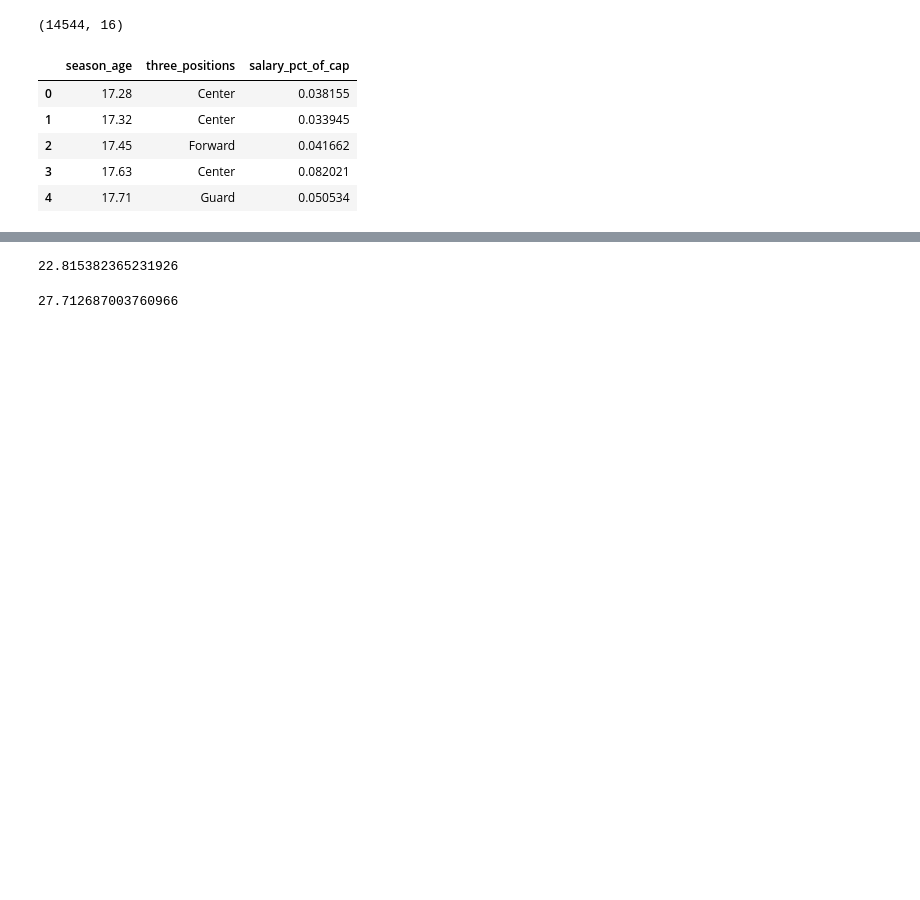
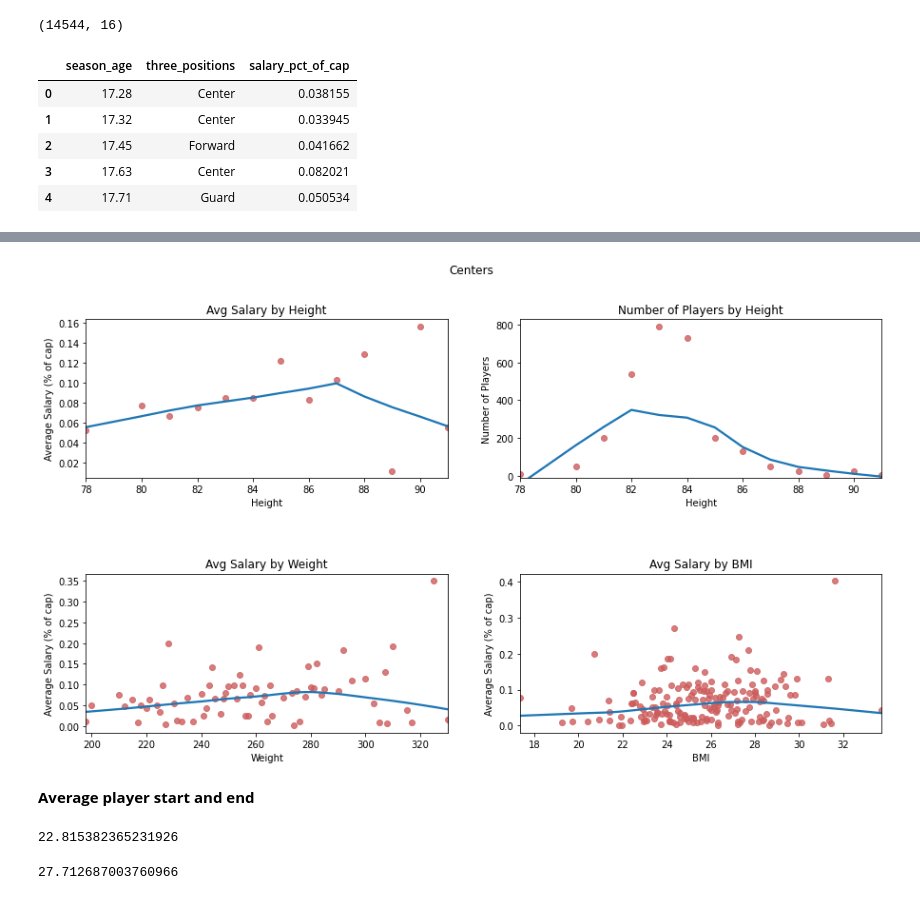
Before and after one commit to wfordh/nba_salaries_work, a Jupyter notebook: salary_analysis_plots.ipynb, the cells around one changed output, grey strips where cells are left out. Cells and saved outputs as stored; diff of their text form; code cells hidden in the pictures; blank space fills up the shorter version.

```diff
--- a/salary_analysis_plots.ipynb
+++ b/salary_analysis_plots.ipynb
@@ -572,3 +576,63 @@ sns.regplot(
+# %%
+fig, ax = plt.subplots(2, 2, figsize=(15, 8))
+fig.suptitle("Centers")
+# fig.tight_layout(h_pad=4)
+plt.subplots_adjust(wspace=0.2, hspace=0.6)
+
+sns.regplot(
+    data = salary_ht_data.loc[salary_ht_data.three_positions=="Center"],
+    x="HEIGHT",
+    y="mean",
+    lowess=True,
+    scatter_kws={"color":"indianred"},
+    ax=ax[0, 0]
+)
+ax[0, 0].set_title("Avg Salary by Height")
+ax[0, 0].set_xlabel("Height")
+ax[0, 0].set_ylabel("Average Salary (% of cap)")
+
+sns.regplot(
+    data = salary_ht_data.loc[salary_ht_data.three_positions=="Center"],
+    x="HEIGHT",
+    y="count",
+    lowess=True,
+    scatter_kws={"color":"indianred"},
+    ax=ax[0, 1]
+)
+ax[0, 1].set_title("Number of Players by Height")
+ax[0, 1].set_xlabel("Height")
+ax[0, 1].set_ylabel("Number of Players")
+ax[0, 1].set_ylim(bottom=-10)
+
+sns.regplot(
+    data = salary_wt_data.loc[salary_wt_data.three_positions=="Center"],
+    x="WEIGHT",
+    y="mean",
+    lowess=True,
+    scatter_kws={"color":"indianred"},
+    ax=ax[1, 0]
+)
+ax[1, 0].set_title("Avg Salary by Weight")
+ax[1, 0].set_xlabel("Weight")
+ax[1, 0].set_ylabel("Average Salary (% of cap)")
+
+sns.regplot(
+    data = salary_bmi_data.loc[salary_bmi_data.three_positions=="Center"],
+    x="BMI",
+    y="mean",
+    lowess=True,
+    scatter_kws={"color":"indianred"},
+    ax=ax[1, 1]
+)
+ax[1, 1].set_title("Avg Salary by BMI")
+ax[1, 1].set_xlabel("BMI")
+ax[1, 1].set_ylabel("Average Salary (% of cap)")
+
+plt.savefig("outputs/centers_avg_salary_graphs.png")
+# %% [output]
+[figure, added]
+# %% [markdown]
+**Average player start and end**
 # %%
 player_salary_data.groupby(["PLAYER_ID", "player_name"]).season_age.min().mean()
 # %% [output]
```
Also changed, not shown: parts of 16 cells of this notebook.
